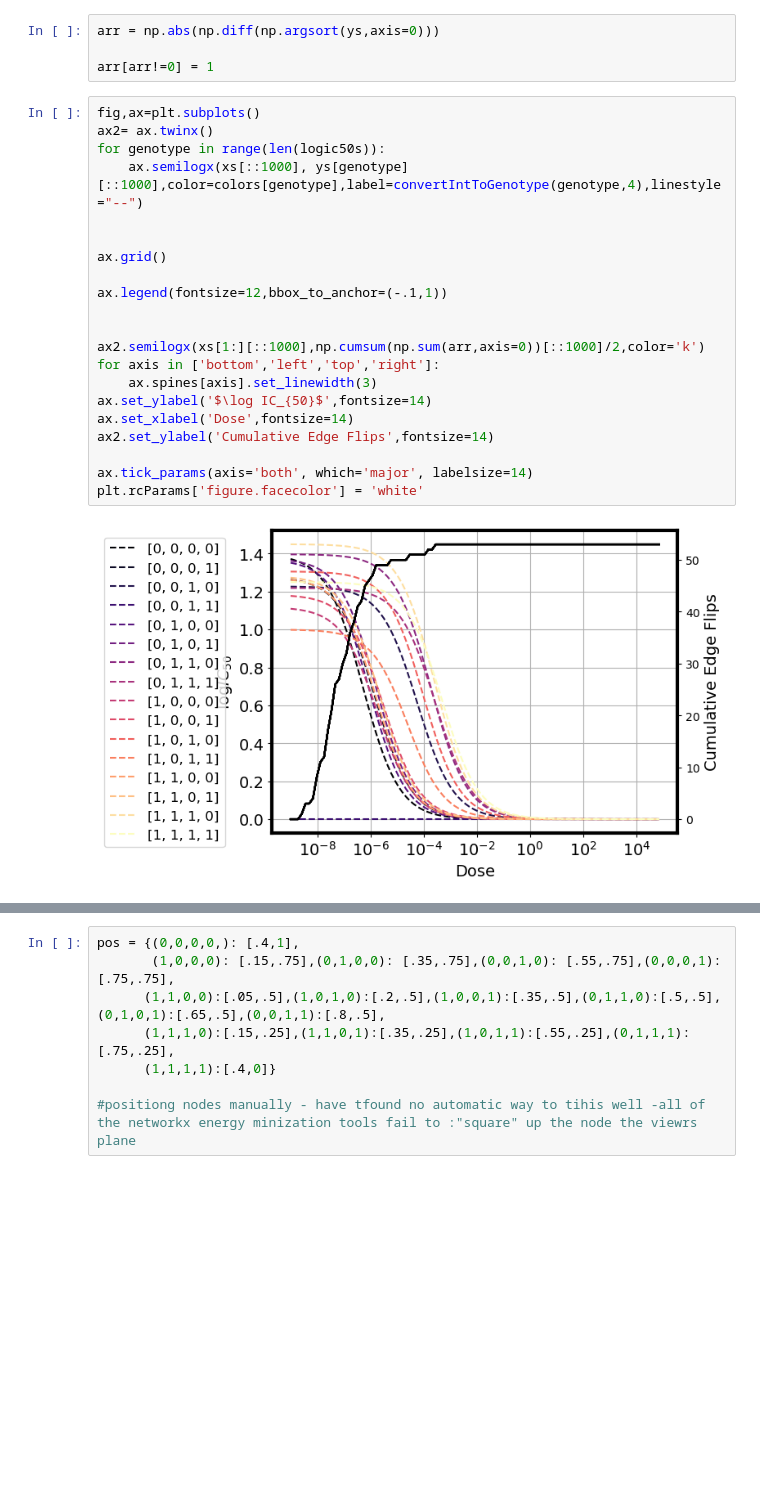
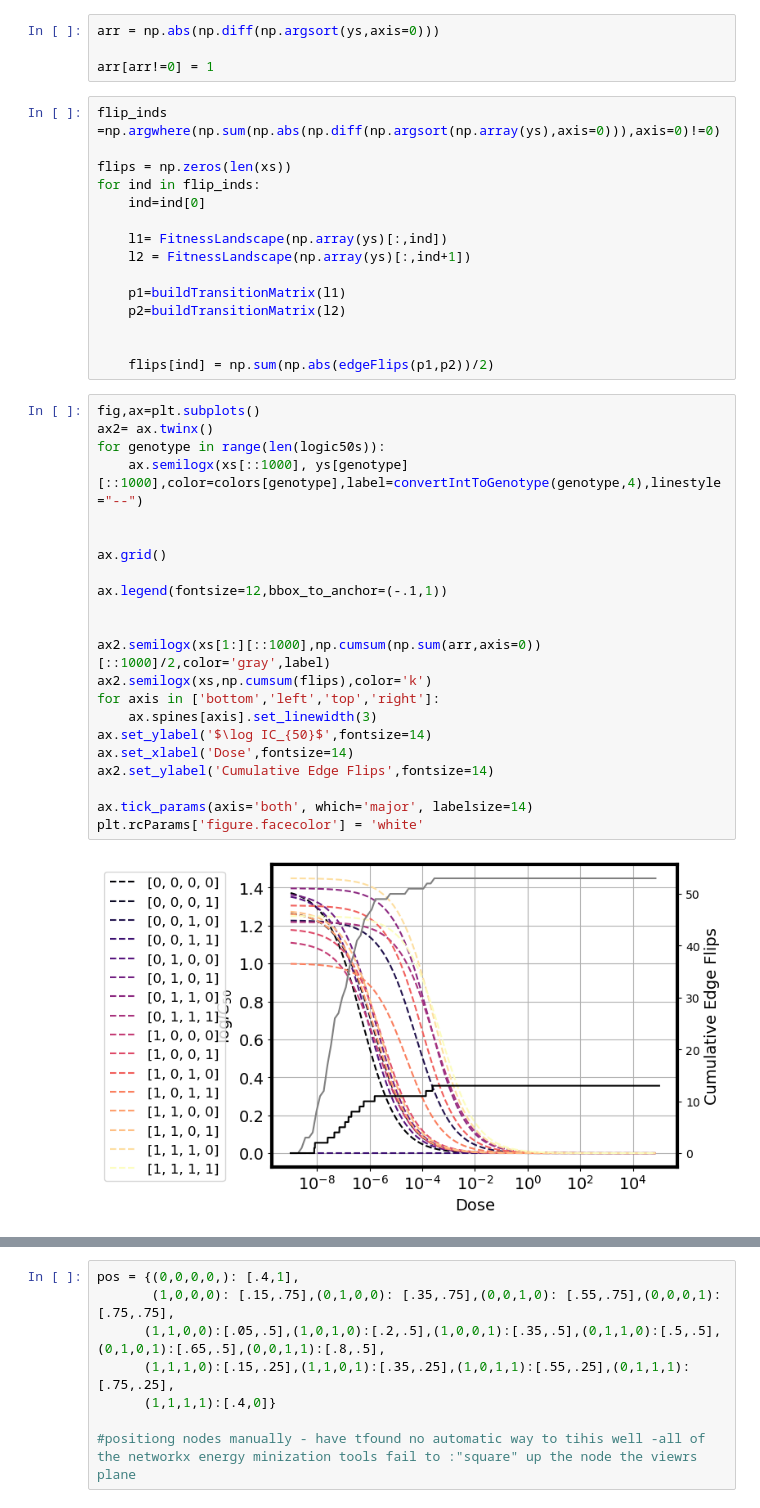
Before and after one commit to nkrishnan94/edgeflips, a Jupyter notebook: edgeflips.ipynb, the cells around one changed output, grey strips where cells are left out. Saved outputs shown, nothing was run; the diff lists cells and outputs as text; blank space fills up the shorter version.

Commit message:
up to edge flip

```diff
--- a/edgeflips.ipynb
+++ b/edgeflips.ipynb
@@ -698,29 +698,45 @@ for i in np.logspace(-9, 5, num=100000):
 arr = np.abs(np.diff(np.argsort(ys,axis=0)))
 
 arr[arr!=0] = 1
+# %%
+flip_inds =np.argwhere(np.sum(np.abs(np.diff(np.argsort(np.array(ys),axis=0))),axis=0)!=0)
+
+flips = np.zeros(len(xs))
+for ind in flip_inds:
+    ind=ind[0]
+
+    l1= FitnessLandscape(np.array(ys)[:,ind])
+    l2 = FitnessLandscape(np.array(ys)[:,ind+1])
+
+    p1=buildTransitionMatrix(l1)
+    p2=buildTransitionMatrix(l2)
+
+
+    flips[ind] = np.sum(np.abs(edgeFlips(p1,p2))/2)
 # %%
 fig,ax=plt.subplots()
 ax2= ax.twinx()
 for genotype in range(len(logic50s)):
     ax.semilogx(xs[::1000], ys[genotype][::1000],color=colors[genotype],label=convertIntToGenotype(genotype,4),linestyle="--")
 
 
 ax.grid()
 
 ax.legend(fontsize=12,bbox_to_anchor=(-.1,1))
 
 
-ax2.semilogx(xs[1:][::1000],np.cumsum(np.sum(arr,axis=0))[::1000]/2,color='k')
+ax2.semilogx(xs[1:][::1000],np.cumsum(np.sum(arr,axis=0))[::1000]/2,color='gray',label)
+ax2.semilogx(xs,np.cumsum(flips),color='k')
 for axis in ['bottom','left','top','right']:
     ax.spines[axis].set_linewidth(3)
 ax.set_ylabel('$\log IC_{50}$',fontsize=14)
 ax.set_xlabel('Dose',fontsize=14)
 ax2.set_ylabel('Cumulative Edge Flips',fontsize=14)
 
 ax.tick_params(axis='both', which='major', labelsize=14)
 plt.rcParams['figure.facecolor'] = 'white'
 # %% [output]
-[figure, old version]
+[figure, new version]
 # %%
 fig,ax=plt.subplots(figsize=(9,6))
 
```
Also changed, not shown: parts of 18 cells of this notebook.
